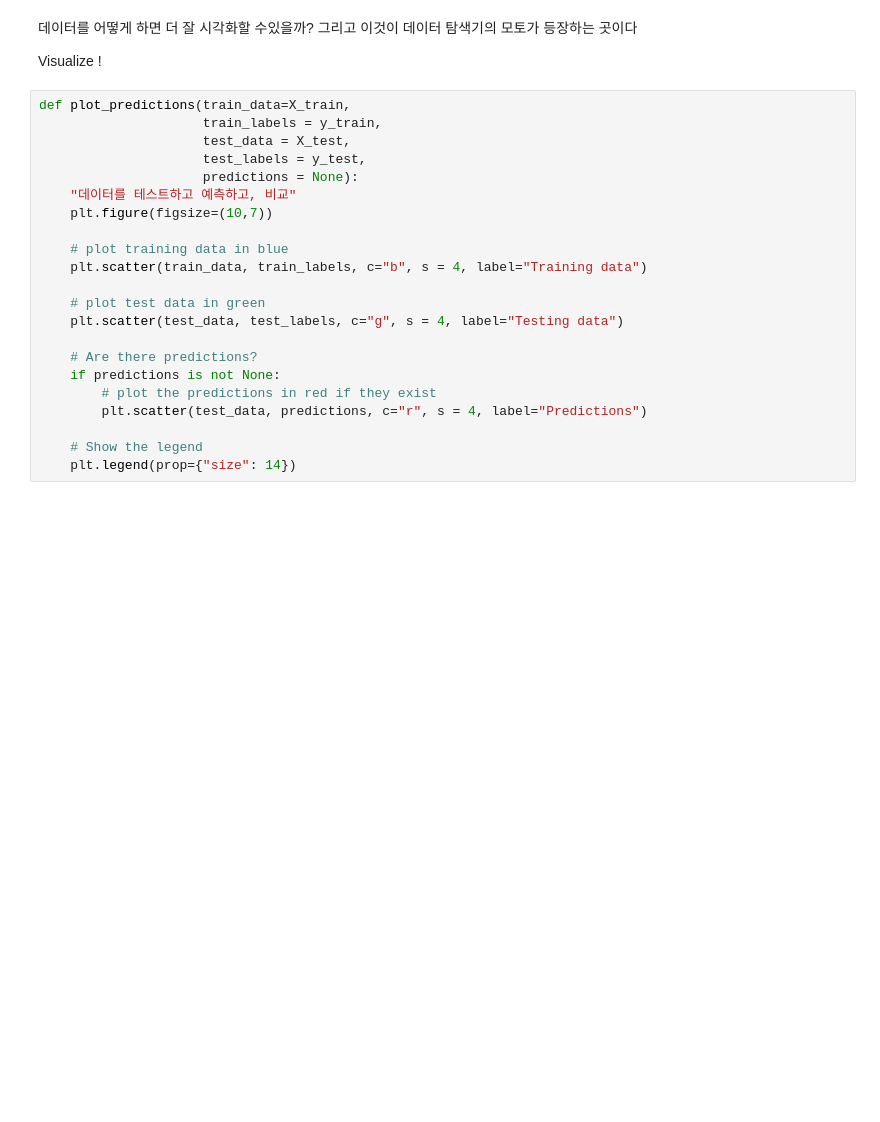
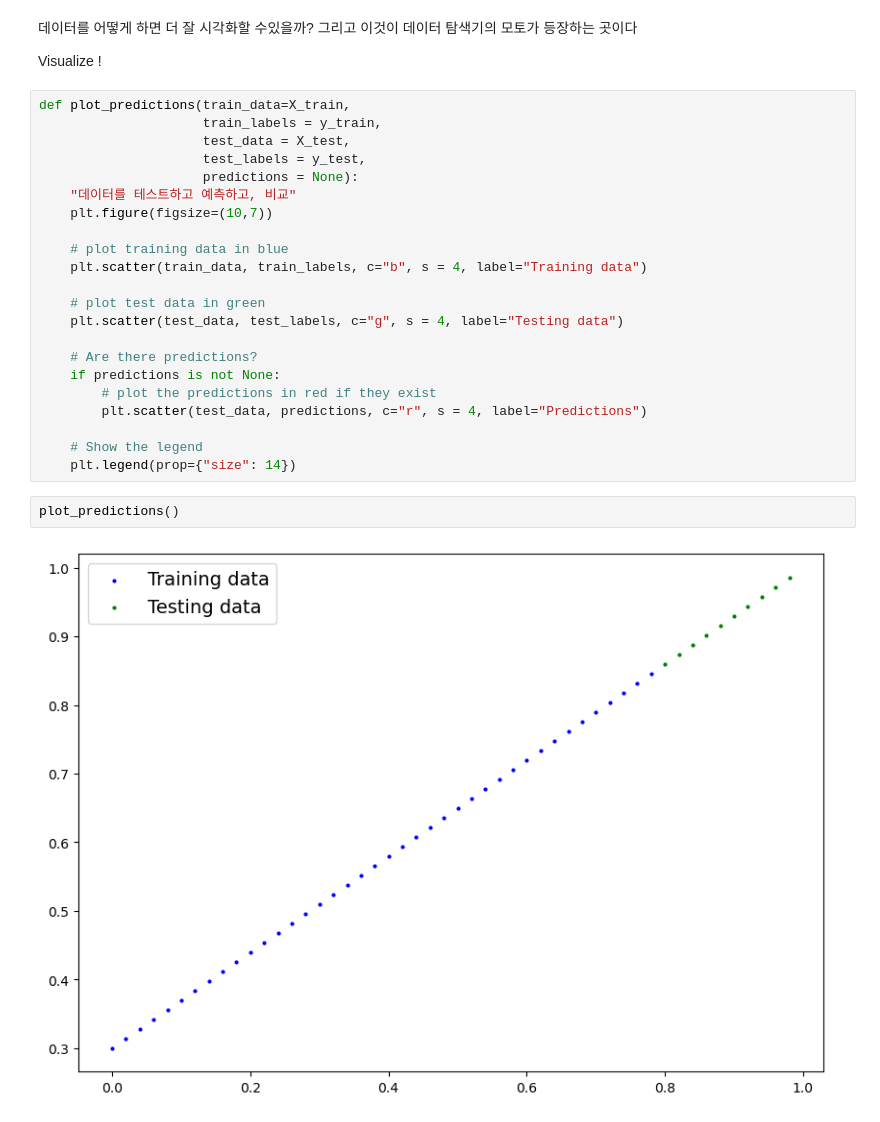
Before and after one commit to ruah0807/ztm-pytorch-course, a Jupyter notebook: 01_pytorch_workflow_video.ipynb, the cells around one changed output. Cells and saved outputs as stored; diff of their text form; blank space fills up the shorter version.

```diff
--- a/01_pytorch_workflow_video.ipynb
+++ b/01_pytorch_workflow_video.ipynb
@@ -155,3 +137,7 @@ def plot_predictions(train_data=X_train,
 
     # Show the legend
     plt.legend(prop={"size": 14})
+# %%
+plot_predictions()
+# %% [output]
+[figure, added]
```
Also changed, not shown: parts of 30 cells of this notebook.
